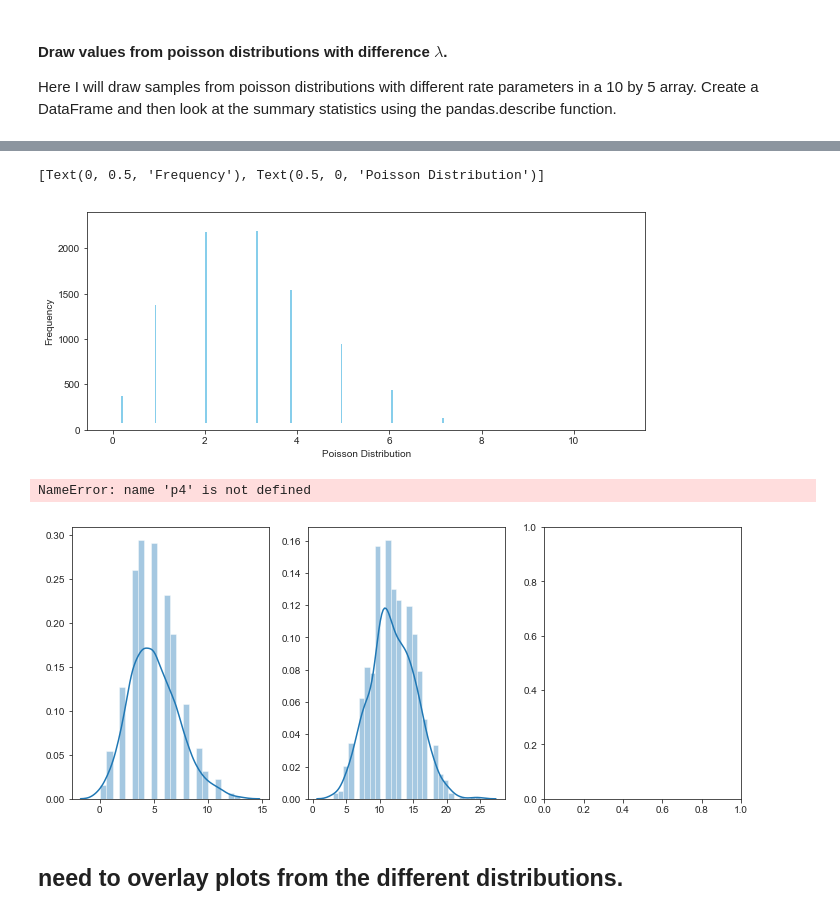
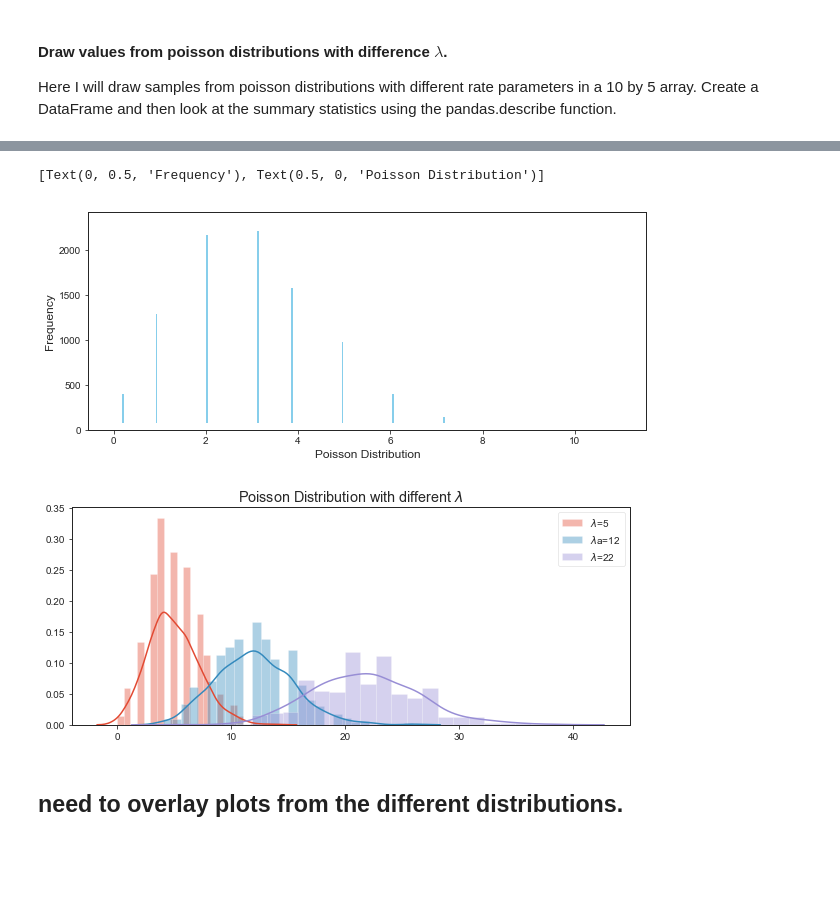
Before and after one commit to angela1C/Programming-for-Data-Analysis-numpy.random-project-2019, a Jupyter notebook: NumpyRandom.ipynb, the cells around one changed output, grey strips where cells are left out. Drawn from its saved outputs; the diff is of its cells as text; code cells hidden in the pictures; blank space fills up the shorter version.

```diff
--- a/NumpyRandom.ipynb
+++ b/NumpyRandom.ipynb
@@ -1421,15 +1341,0 @@ plt.show()
-# %%
-# Set up the matplotlib figure
-f, axes = plt.subplots(1, 3, figsize=(12, 4), sharex=True)
-sns.set_style('ticks')
-n,p,size = 20, 0.2, 10000
-# Generate a random datasets using random.binomial
-b1 = np.random.binomial(n, p, size) # p= 0.2
-b2 = np.random.binomial(n, p+0.3, size) # p= 0.5
-b3 = np.random.binomial(n, p+0.499, size) # p=0.8
-#b4= np.random.binomial(n, p+0.2, size) # p= 0.9
-sns.distplot(b1, ax=axes[0])
-sns.distplot(b2, ax=axes[1])
-sns.distplot(b3, ax=axes[2])
-
-plt.show()
@@ -1666,26 +1560,26 @@ ax = sns.distplot(s,
 ax.set(xlabel='Poisson Distribution', ylabel='Frequency')
 # %% [output]
 [Text(0, 0.5, 'Frequency'), Text(0.5, 0, 'Poisson Distribution')]
-[figure, old version]
+[figure, new version]
 # %%
 # Set up the matplotlib figure
-f, axes = plt.subplots(1, 3, figsize=(12, 5), sharex=False)
+
 sns.set_style('ticks')
 lam,size = 2,1000
 # Generate a random datasets using random.binomial
 p1 = np.random.poisson(lam+3, size)
 p2 = np.random.poisson(lam+10, size)
 p3= np.random.poisson(lam+20, size)
 
 
-sns.distplot(p1, ax=axes[0]) # p=0.2
-sns.distplot(p2, ax=axes[1]) # p=0.5
-sns.distplot(p4 ,ax=axes[2]) # p=0.9
-
+sns.distplot(p1,label = "$\lambda$=5") #
+sns.distplot(p2, label = "$\lambda$a=12") #
+sns.distplot(p3 ,label="$\lambda$=22") # p=0.9
+plt.legend()
+plt.title("Poisson Distribution with different $\lambda$")
 plt.show()
 # %% [output]
-NameError: name 'p4' is not defined
-[figure, old version]
+[figure, new version]
 # %% [markdown]
 
 ## need to overlay plots from the different distributions.
```
Also changed, not shown: parts of 37 cells of this notebook, 4 other files.
